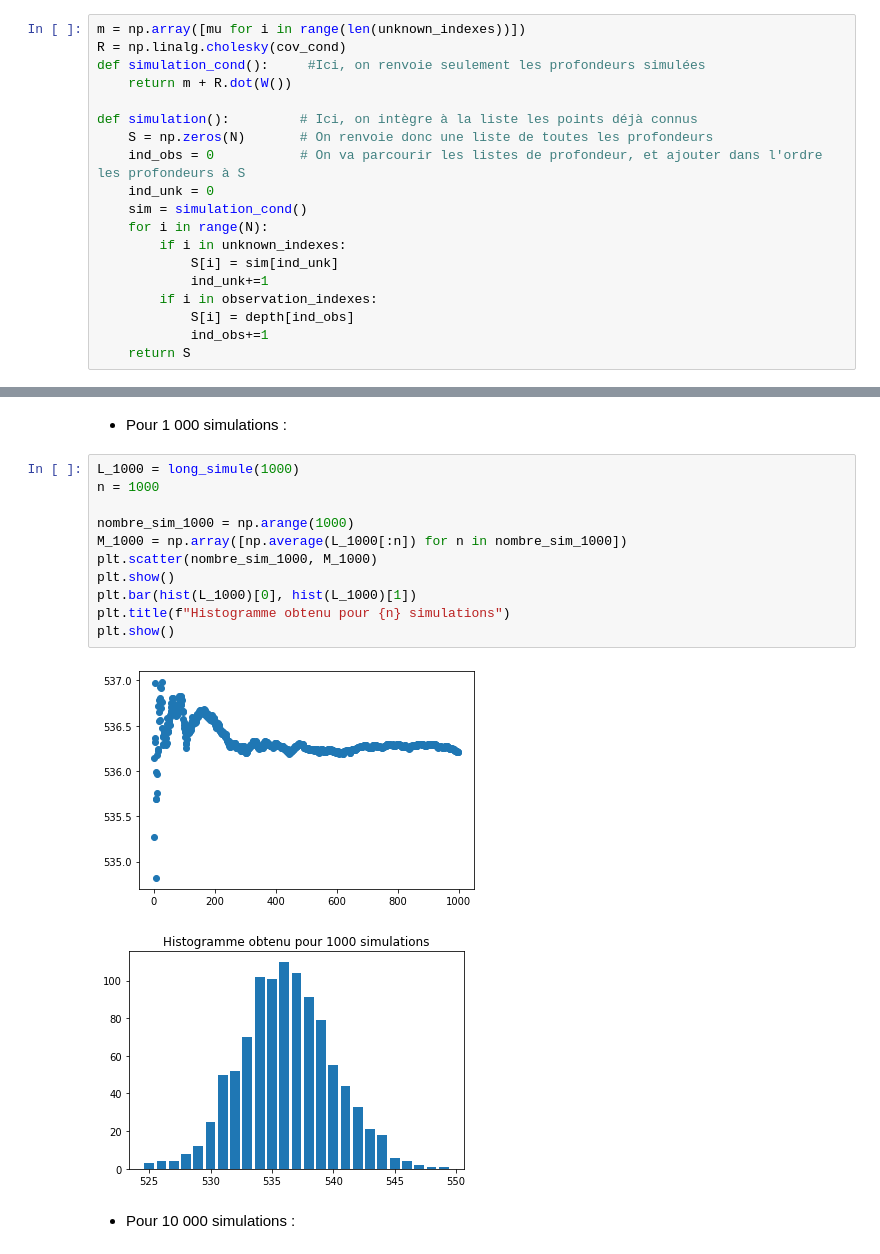
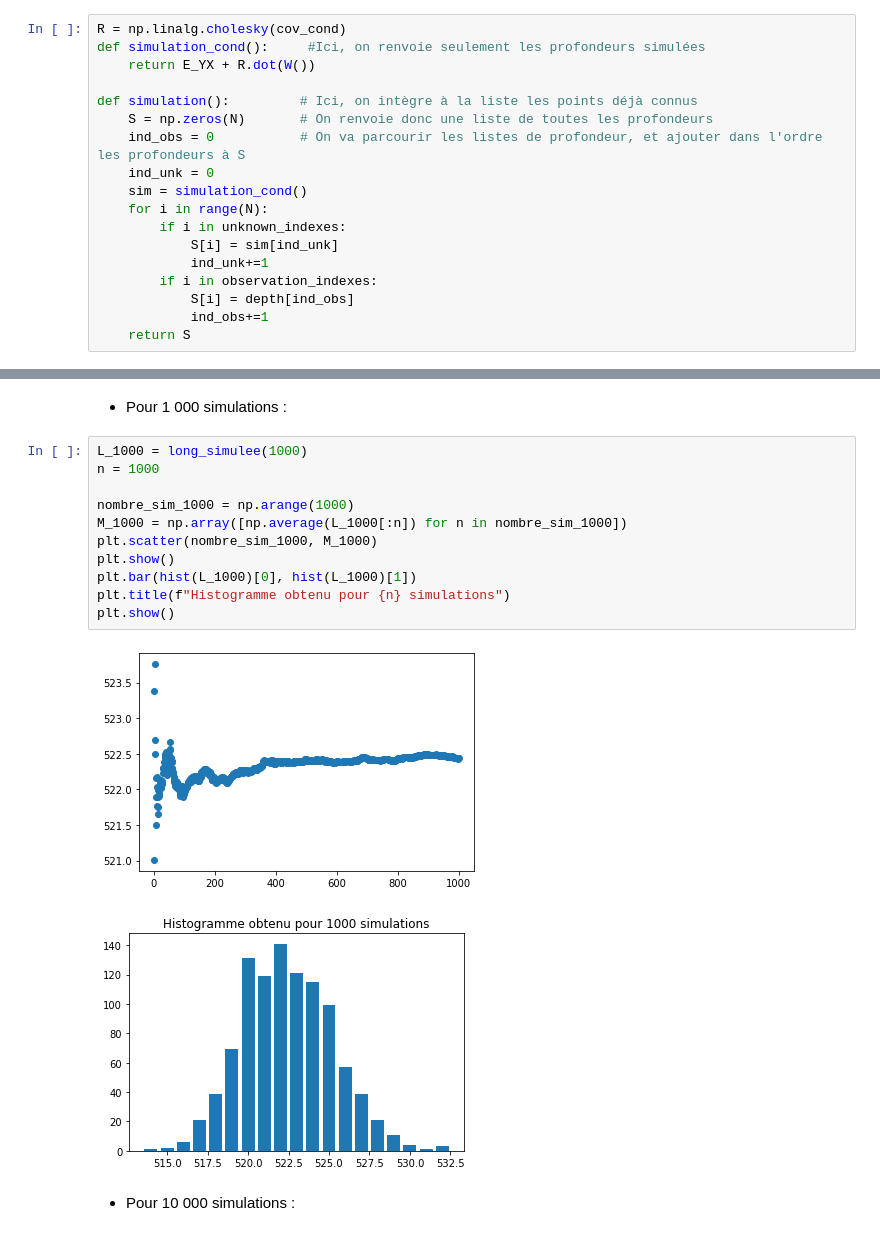
Before and after one commit to vincentlannelongue/projet_mathinfo_proba, a Jupyter notebook: projet_proba.ipynb, the cells around one changed output, grey strips where cells are left out. Drawn from its saved outputs; the diff is of its cells as text.

```diff
--- a/projet_proba.ipynb
+++ b/projet_proba.ipynb
@@ -201,10 +201,9 @@ def W():
 # %% [markdown]
 Déduisons maintenant une simulation du vecteur $Y$ de la simulation du vecteur $W$. Il faut pour cela déterminer les $m$ et $R$ définis dans la partie Questions théoriques, question 4, et ensuite écrire : $Y = m + RW$
 # %%
-m = np.array([mu for i in range(len(unknown_indexes))])
 R = np.linalg.cholesky(cov_cond)
 def simulation_cond():     #Ici, on renvoie seulement les profondeurs simulées
-    return m + R.dot(W())
+    return E_YX + R.dot(W())
 
 def simulation():         # Ici, on intègre à la liste les points déjà connus
     S = np.zeros(N)       # On renvoie donc une liste de toutes les profondeurs
@@ -343,19 +343,19 @@ print(cas_fav, len(L_100), L_100)
 # %% [markdown]
 - Pour 1 000 simulations :
 # %%
-L_1000 = long_simule(1000)
+L_1000 = long_simulee(1000)
 n = 1000
 
 nombre_sim_1000 = np.arange(1000)
 M_1000 = np.array([np.average(L_1000[:n]) for n in nombre_sim_1000])
 plt.scatter(nombre_sim_1000, M_1000)
 plt.show()
 plt.bar(hist(L_1000)[0], hist(L_1000)[1])
 plt.title(f"Histogramme obtenu pour {n} simulations")
 plt.show()
 # %% [output]
-[figure, old version]
+[figure, new version]
-[figure, old version]
+[figure, new version]
 # %% [markdown]
 - Pour 10 000 simulations :
 # %%
```
Also changed, not shown: parts of 4 cells of this notebook.
